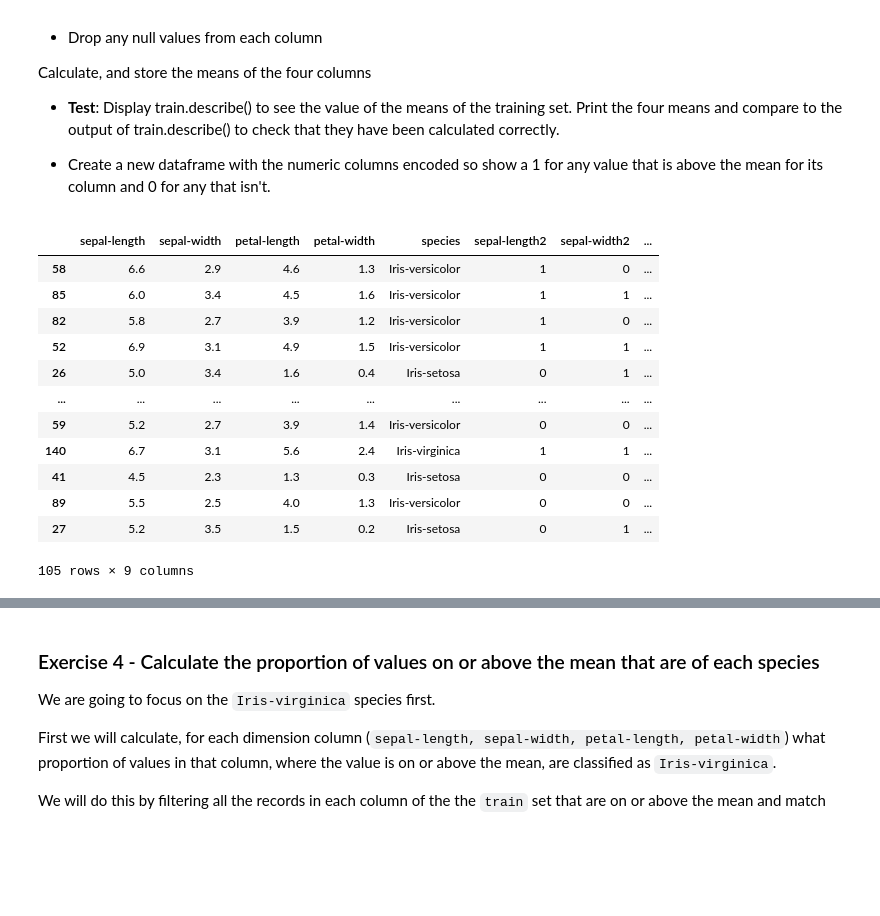
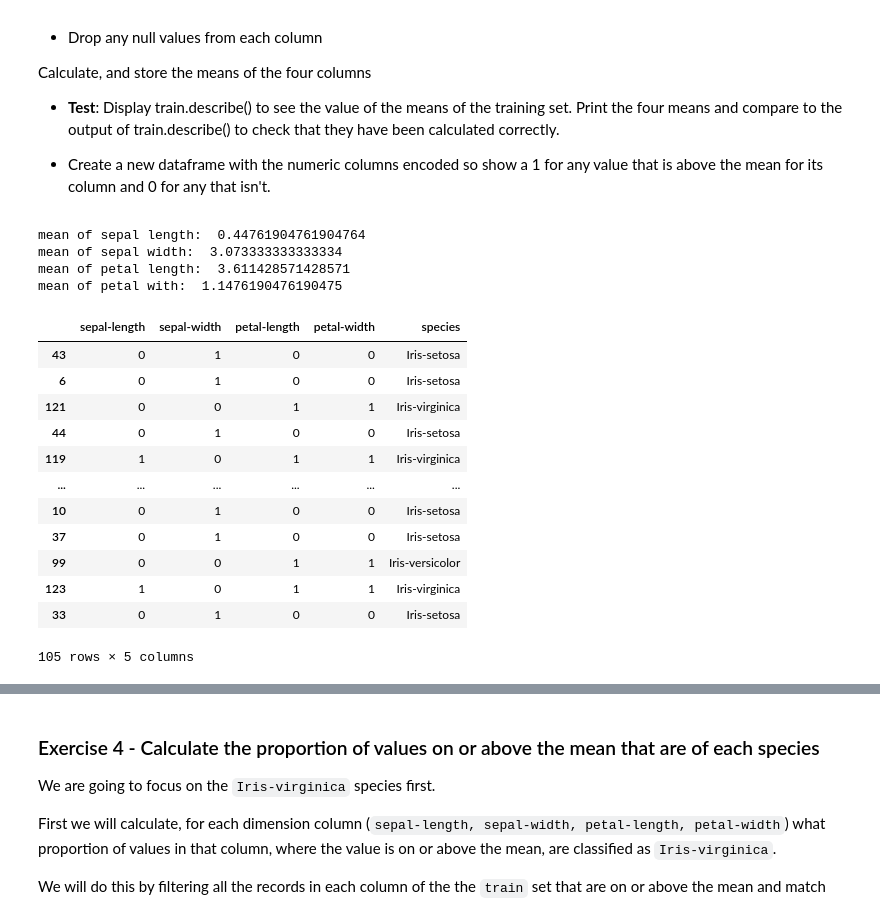
Before and after one commit to EllenSakkla/-PythonFundamentals, a Jupyter notebook: projects/Decision_Tree_coded_model.ipynb, the cells around one changed output, grey strips where cells are left out. Cells and saved outputs as stored; diff of their text form; code cells hidden in the pictures; blank space fills up the shorter version.

```diff
--- a/projects/Decision_Tree_coded_model.ipynb
+++ b/projects/Decision_Tree_coded_model.ipynb
@@ -260,46 +260,59 @@ Display train.describe() to see the value of the means of the training set. Prin
 
 *  Create a new dataframe with the numeric columns encoded so show a 1 for any value that is above the mean for its column and 0 for any that isn't.
 # %%
-# run the function for each column so that each of the four columns are encoded, then drop the original columns, saving as a new dataframe
-train['sepal-length'] = train.apply(encode, axis=1, key='sepal-length', indicator=train['sepal-length'].mean())
-#############################
-
-# get the mean for each column and apply a function to encode into 1 (above mean) and 0 (mean or below mean)
+#get the mean for each column and apply a function to encode into 1 (above mean) and 0 (mean or below mean)
 #step1
 def encode(df, **kdws):
   indicator = kdws['indicator']
   key = kdws['key']
   if df[key] > indicator:
     return 1
   else:
     return 0
 
 #step2
-## run the function for each column so that each of the four columns are encoded, then drop the original columns, saving as a new dataframe
+#calculating the means of the metrics columns
+sepal_length_m = train["sepal-length"].mean()
+print("mean of sepal length: ", sepal_length_m)
+sepal_width_m = train["sepal-width"].mean()
+print("mean of sepal width: ", sepal_width_m)
+petal_length_m = train["petal-length"].mean()
+print("mean of petal length: ", petal_length_m)
+petal_width_m = train["petal-width"].mean()
+print("mean of petal with: ", petal_width_m)
+
+#step3
+#run the function for each column so that each of the four columns are encoded [0 = below mean, 1 = above mean], then drop the original columns, saving as a new dataframe
 train_mean = train.copy() #creating a new copy of the original dtframe
-train_mean['sepal-length2'] = train_mean.apply(encode, axis=1, key='sepal-length', indicator=train['sepal-length'].mean())
-train_mean['sepal-width2'] = train_mean.apply(encode, axis=1, key='sepal-width', indicator=train['sepal-width'].mean())
-train_mean['petal-length2'] = train_mean.apply(encode, axis=1, key='petal-length', indicator=train['petal-length'].mean())
-train_mean['petal-width2'] = train_mean.apply(encode, axis=1, key='petal-width', indicator=train['petal-width'].mean())
+train_mean['sepal-length'] = train_mean.apply(encode, axis=1, key='sepal-length', indicator=train['sepal-length'].mean())
+train_mean['sepal-width'] = train_mean.apply(encode, axis=1, key='sepal-width', indicator=train['sepal-width'].mean())
+train_mean['petal-length'] = train_mean.apply(encode, axis=1, key='petal-length', indicator=train['petal-length'].mean())
+train_mean['petal-width'] = train_mean.apply(encode, axis=1, key='petal-width', indicator=train['petal-width'].mean())
 
-# train_mean['sepal-length'] = train.apply(encode, axis=1, key='sepal-length', indicator=train['sepal-length'].mean())
-# train_mean['sepal-width'] = train.apply(encode, axis=1, key='sepal-width', indicator=train['sepal-width'].mean())
-# train_mean['petal-length'] = train.apply(encode, axis=1, key='petal-length', indicator=train['petal-length'].mean())
-# train_mean['petal-width'] = train.apply(encode, axis=1, key='petal-width', indicator=train['petal-width'].mean())
+#If we rename the column titles to 'sepal-length2' etc, that will create a copy of the dataframe with the new columns created via renaming.
+#The variant 'train_mean' is also a exact copy of the variant 'train'.
+# train_mean['sepal-length2'] = train.apply(encode, axis=1, key='sepal-length', indicator=train['sepal-length'].mean())
+# train_mean['sepal-width2'] = train.apply(encode, axis=1, key='sepal-width', indicator=train['sepal-width'].mean())
+# train_mean['petal-length2'] = train.apply(encode, axis=1, key='petal-length', indicator=train['petal-length'].mean())
+# train_mean['petal-width2'] = train.apply(encode, axis=1, key='petal-width', indicator=train['petal-width'].mean())
 #print(train_mean)
 train_mean
 #train_mean.describe()
 # %% [output]
+mean of sepal length:  0.44761904761904764
+mean of sepal width:  3.073333333333334
+mean of petal length:  3.611428571428571
+mean of petal with:  1.1476190476190475
-|  | sepal-length | sepal-width | petal-length | petal-width | species | sepal-length2 | sepal-width2 | ... |
-| 58 | 6.6 | 2.9 | 4.6 | 1.3 | Iris-versicolor | 1 | 0 | ... |
-| 85 | 6.0 | 3.4 | 4.5 | 1.6 | Iris-versicolor | 1 | 1 | ... |
-| 82 | 5.8 | 2.7 | 3.9 | 1.2 | Iris-versicolor | 1 | 0 | ... |
-| 52 | 6.9 | 3.1 | 4.9 | 1.5 | Iris-versicolor | 1 | 1 | ... |
-| 26 | 5.0 | 3.4 | 1.6 | 0.4 | Iris-setosa | 0 | 1 | ... |
-| ... | ... | ... | ... | ... | ... | ... | ... | ... |
-| 59 | 5.2 | 2.7 | 3.9 | 1.4 | Iris-versicolor | 0 | 0 | ... |
-| 140 | 6.7 | 3.1 | 5.6 | 2.4 | Iris-virginica | 1 | 1 | ... |
-| 41 | 4.5 | 2.3 | 1.3 | 0.3 | Iris-setosa | 0 | 0 | ... |
-| 89 | 5.5 | 2.5 | 4.0 | 1.3 | Iris-versicolor | 0 | 0 | ... |
-| 27 | 5.2 | 3.5 | 1.5 | 0.2 | Iris-setosa | 0 | 1 | ... |
+|  | sepal-length | sepal-width | petal-length | petal-width | species |
+| 43 | 0 | 1 | 0 | 0 | Iris-setosa |
+| 6 | 0 | 1 | 0 | 0 | Iris-setosa |
+| 121 | 0 | 0 | 1 | 1 | Iris-virginica |
+| 44 | 0 | 1 | 0 | 0 | Iris-setosa |
+| 119 | 1 | 0 | 1 | 1 | Iris-virginica |
+| ... | ... | ... | ... | ... | ... |
+| 10 | 0 | 1 | 0 | 0 | Iris-setosa |
+| 37 | 0 | 1 | 0 | 0 | Iris-setosa |
+| 99 | 0 | 0 | 1 | 1 | Iris-versicolor |
+| 123 | 1 | 0 | 1 | 1 | Iris-virginica |
+| 33 | 0 | 1 | 0 | 0 | Iris-setosa |
-105 rows × 9 columns
+105 rows × 5 columns
```
Also changed, not shown: parts of 1 cell of this notebook.
